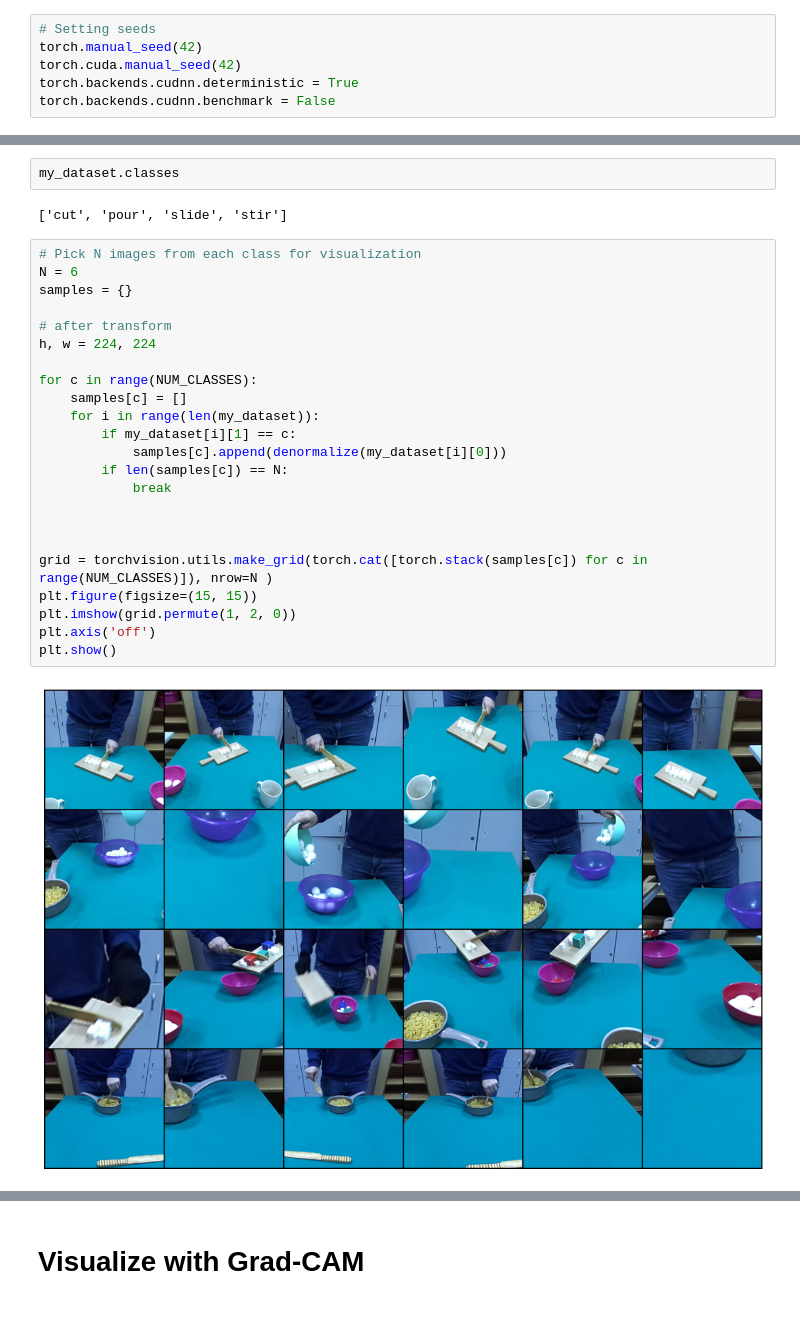
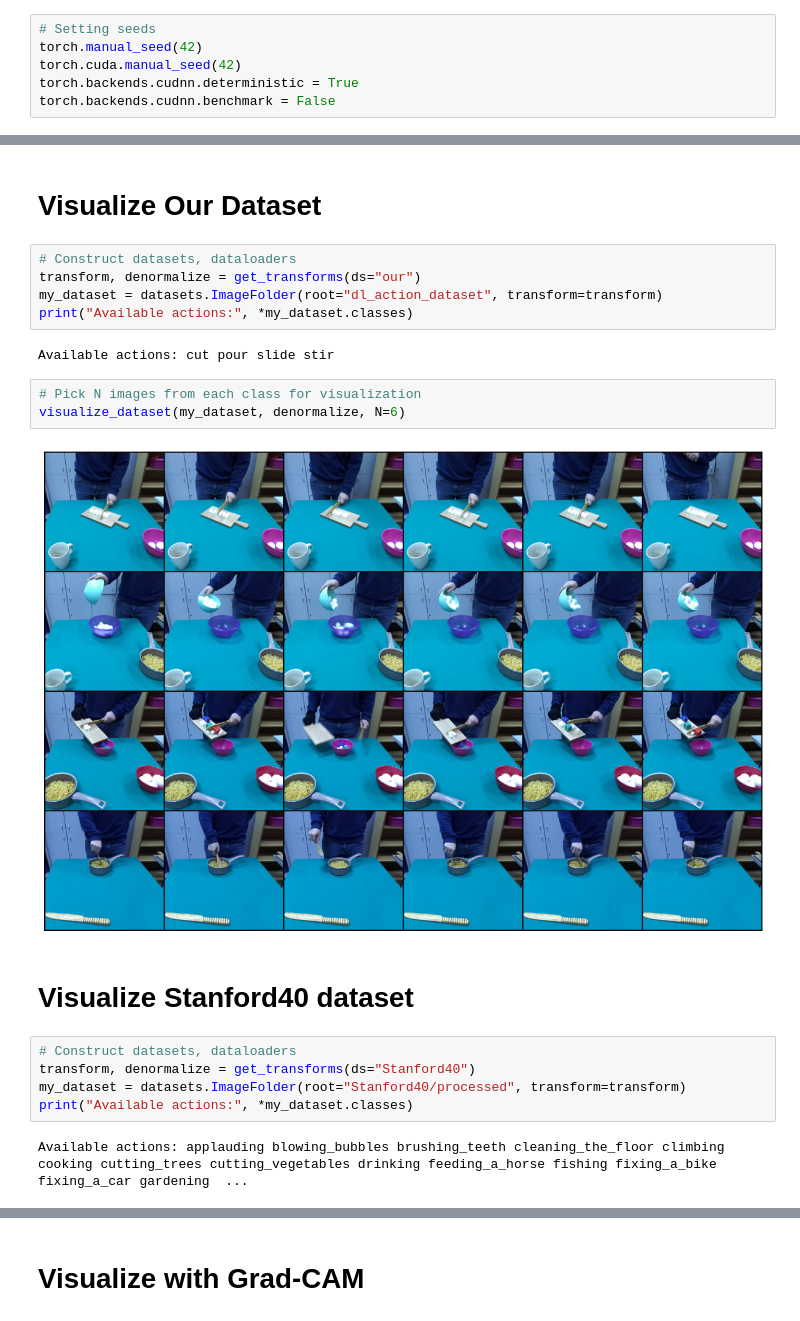
Before and after one commit to eneserdo/DL-Project-Action-Recognition, a Jupyter notebook: visualizations.ipynb, the cells around one changed output, grey strips where cells are left out. Saved outputs shown, nothing was run; the diff lists cells and outputs as text.

Commit message:
added stanford; reorganized funcs

```diff
--- a/visualizations.ipynb
+++ b/visualizations.ipynb
@@ -47,29 +17,23 @@ _, _, test_dataset = random_split(my_dataset, [train_size, val_size, test_size])
-# %%
-my_dataset.classes
-# %% [output]
-['cut', 'pour', 'slide', 'stir']
-# %%
-# Pick N images from each class for visualization
-N = 6
-samples = {}
-
-# after transform
-h, w = 224, 224
-
-for c in range(NUM_CLASSES):
-    samples[c] = []
-    for i in range(len(my_dataset)):
-        if my_dataset[i][1] == c:
-            samples[c].append(denormalize(my_dataset[i][0]))
-        if len(samples[c]) == N:
-            break
-
-
-
-grid = torchvision.utils.make_grid(torch.cat([torch.stack(samples[c]) for c in range(NUM_CLASSES)]), nrow=N )
-plt.figure(figsize=(15, 15))
-plt.imshow(grid.permute(1, 2, 0))
-plt.axis('off')
-plt.show()
-# %% [output]
-[figure, removed]
+# %% [markdown]
+# Visualize Our Dataset
+# %%
+# Construct datasets, dataloaders
+transform, denormalize = get_transforms(ds="our")
+my_dataset = datasets.ImageFolder(root="dl_action_dataset", transform=transform)
+print("Available actions:", *my_dataset.classes)
+# %% [output]
+Available actions: cut pour slide stir
+# %%
+# Pick N images from each class for visualization
+visualize_dataset(my_dataset, denormalize, N=6)
+# %% [output]
+[figure, added]
+# %% [markdown]
+# Visualize Stanford40 dataset
+# %%
+# Construct datasets, dataloaders
+transform, denormalize = get_transforms(ds="Stanford40")
+my_dataset = datasets.ImageFolder(root="Stanford40/processed", transform=transform)
+print("Available actions:", *my_dataset.classes)
+# %% [output]
+Available actions: applauding blowing_bubbles brushing_teeth cleaning_the_floor climbing cooking cutting_trees cutting_vegetables drinking feeding_a_horse fishing fixing_a_bike fixing_a_car gardening  ...
```
Also changed, not shown: parts of 4 cells of this notebook, 5 other files.
